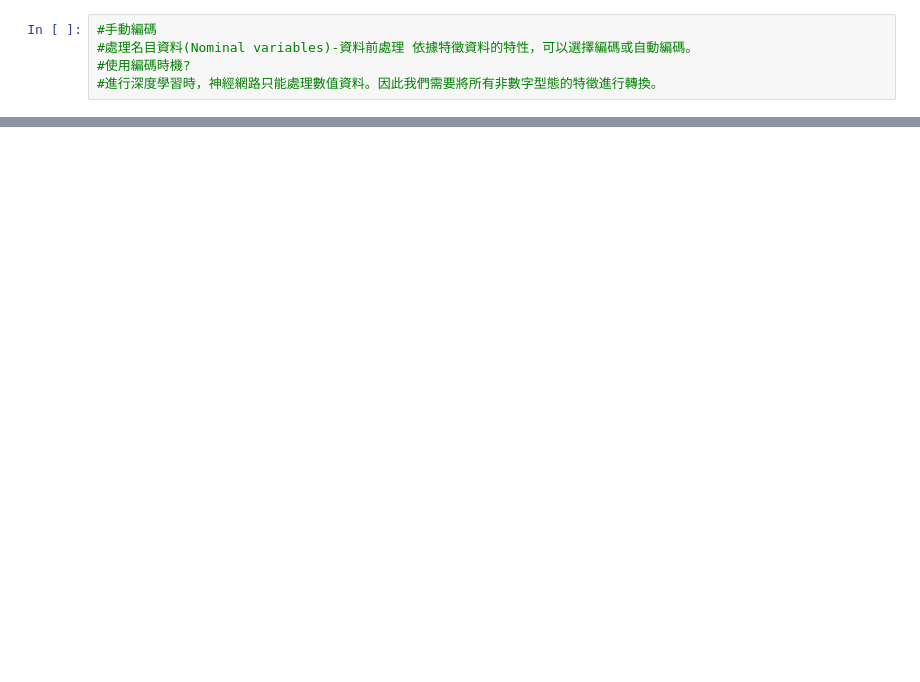
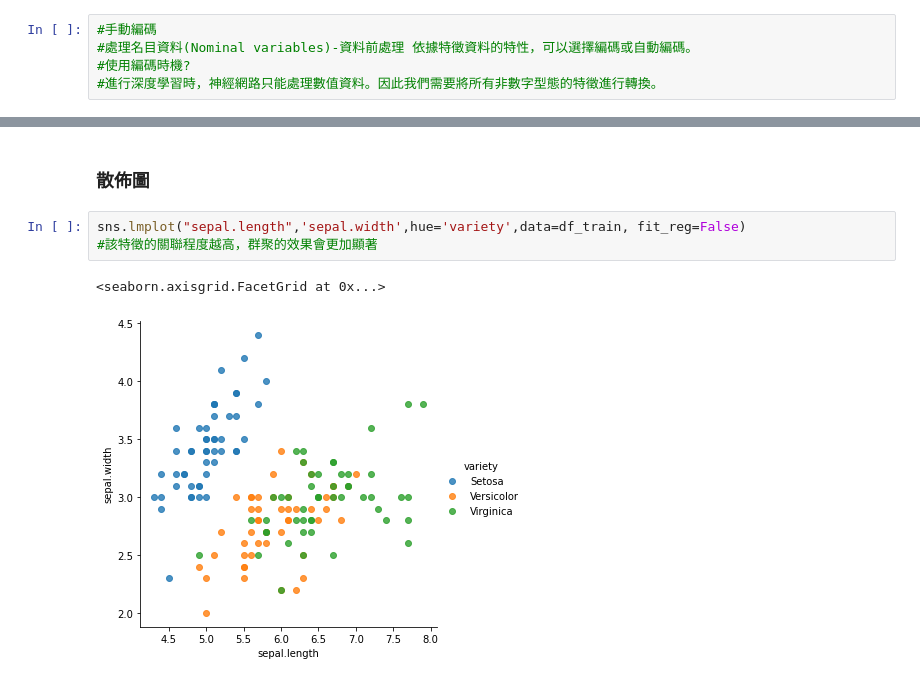
Before and after one commit to Chou-Da-Feng/data_process_library_demo_log-, a Jupyter notebook: data_visualization.ipynb, the cells around one changed output, grey strips where cells are left out. Cells and saved outputs as stored; diff of their text form; blank space fills up the shorter version.

```diff
--- a/data_visualization.ipynb
+++ b/data_visualization.ipynb
@@ -61,0 +122,8 @@ KeyError: 'Species'
+# %% [markdown]
+### 散佈圖
+# %%
+sns.lmplot("sepal.length",'sepal.width',hue='variety',data=df_train, fit_reg=False)
+#該特徵的關聯程度越高，群聚的效果會更加顯著
+# %% [output]
+<seaborn.axisgrid.FacetGrid at 0x...>
+[figure, added]
```
Also changed, not shown: parts of 20 cells of this notebook, 3 other files.
